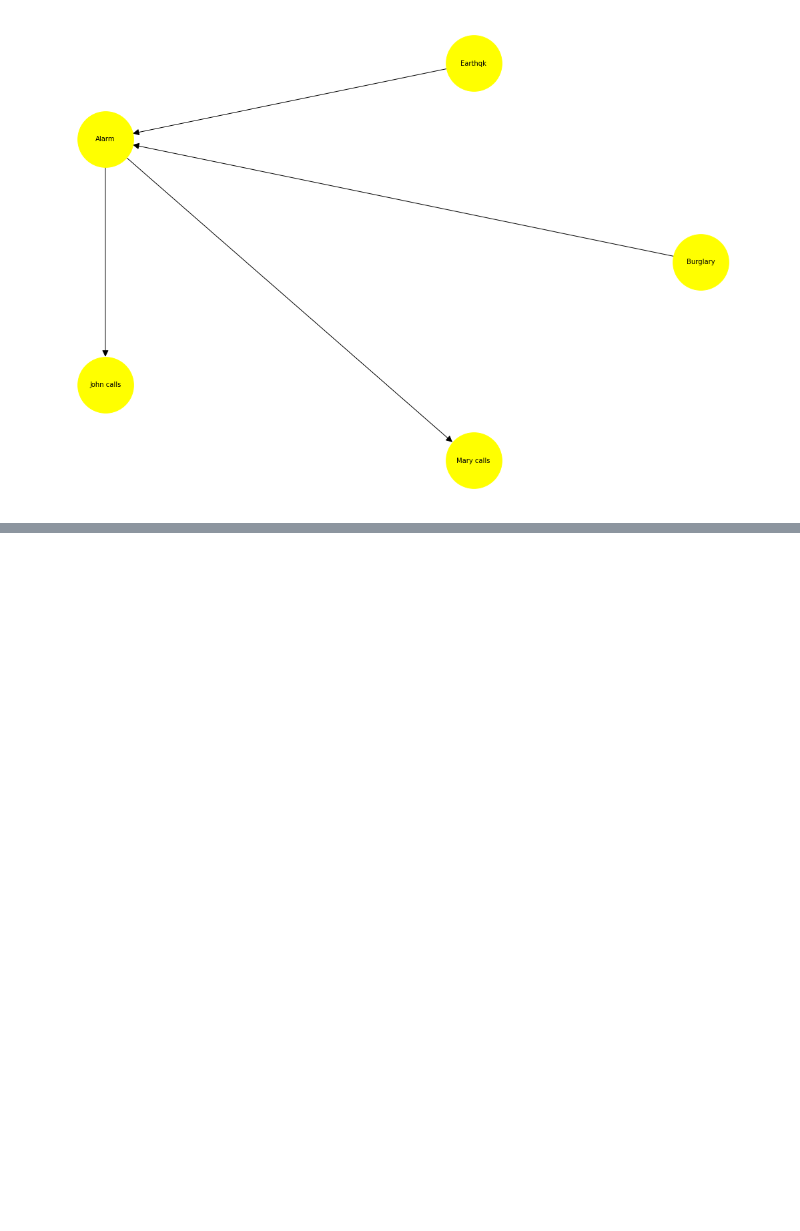
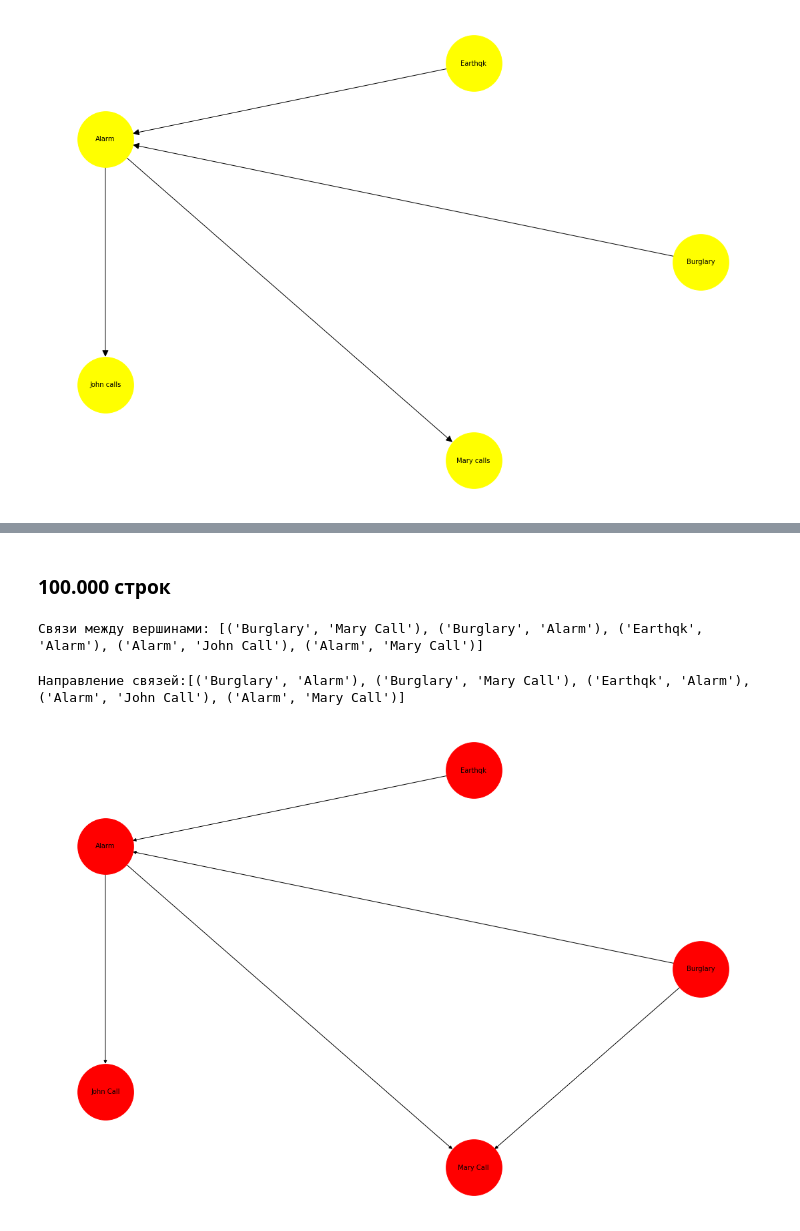
Before and after one commit to kattiia/Math_in_DS, a Jupyter notebook: Bayes/bayes.ipynb, the cells around one changed output, grey strips where cells are left out. Saved outputs shown, nothing was run; the diff lists cells and outputs as text; code cells hidden in the pictures; blank space fills up the shorter version.

```diff
--- a/Bayes/bayes.ipynb
+++ b/Bayes/bayes.ipynb
@@ -99,0 +125,37 @@ plt.show()
+# %%
+def generate_df(count):
+    data_for_B=random.choices([1,0], [0.001, 0.999], k=count)
+    data_for_E = random.choices([1,0], [0.002, 0.998], k=count)
+    data_for_A=[]
+    for i in range (0, count):
+        if data_for_B[i]:
+            if data_for_E[i]:
+                data_for_A.append(random.choices([1,0], [0.95, 0.05])[0])
+            else:
+                data_for_A.append(random.choices([1,0], [0.94, 0.06])[0])
+        else:
+            if data_for_E[i]:
+                data_for_A.append(random.choices([1,0], [0.29, 0.71])[0])
+            else:
+                data_for_A.append(random.choices([1,0], [0.001, 0.999])[0])
+    data_for_J=[]
+    for i in range(0, count):
+        if data_for_A[i]:
+            data_for_J.append(random.choices([1,0], [0.9, 0.1])[0])
+        else:
+            data_for_J.append(random.choices([1,0], [0.05, 0.95])[0])
+
+    data_for_M=[]
+    for i in range(0, count):
+        if data_for_A[i]:
+            data_for_M.append(random.choices([1,0], [0.7, 0.3])[0])
+        else:
+            data_for_M.append(random.choices([1,0], [0.01, 0.99])[0])
+    df=pd.DataFrame()
+    df['Burglary']=data_for_B
+    df['Earthqk']=data_for_E
+    df['Alarm']=data_for_A
+    df['John Call']=data_for_J
+    df['Mary Call']=data_for_M
+
+    return df
@@ -99,0 +176,11 @@ plt.show()
+# %% [markdown]
+### 100.000 строк
+# %%
+# Создание датасета
+df=generate_df(100000)
+# %%
+create_graph(df)
+# %% [output]
+Связи между вершинами: [('Burglary', 'Mary Call'), ('Burglary', 'Alarm'), ('Earthqk', 'Alarm'), ('Alarm', 'John Call'), ('Alarm', 'Mary Call')]
+Направление связей:[('Burglary', 'Alarm'), ('Burglary', 'Mary Call'), ('Earthqk', 'Alarm'), ('Alarm', 'John Call'), ('Alarm', 'Mary Call')]
+[figure, added]
```
Also changed, not shown: parts of 20 cells of this notebook, 2 other files.
